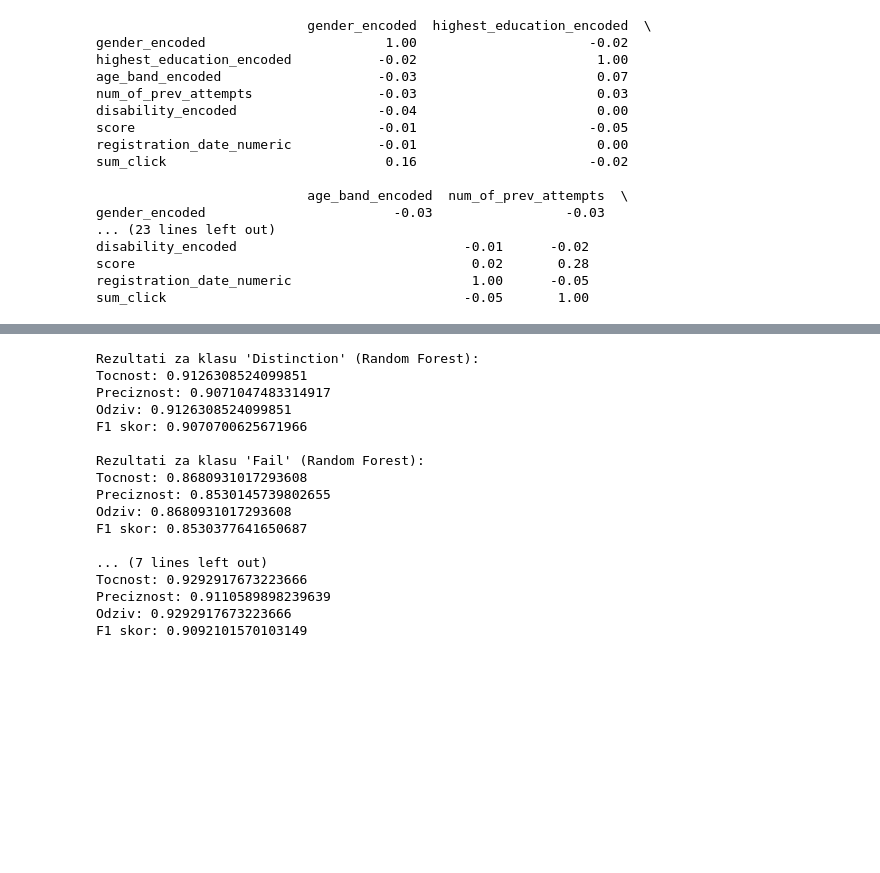
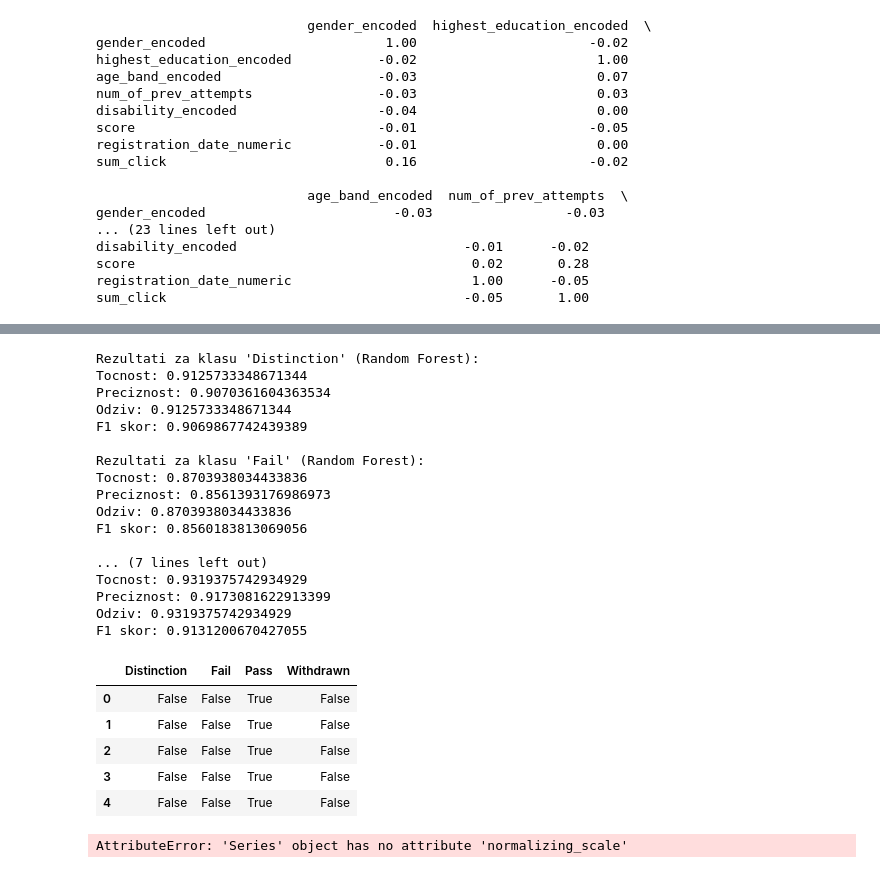
Before and after one commit to LoraLamia/uuzop-proj1, a Jupyter notebook: proj1.ipynb, the cells around one changed output, grey strips where cells are left out. Cells and saved outputs as stored; diff of their text form; code cells hidden in the pictures; blank space fills up the shorter version.

```diff
--- a/proj1.ipynb
+++ b/proj1.ipynb
@@ -727,7 +727,7 @@ Tocnost: 0.8980213965259404
 
 from sklearn.ensemble import RandomForestClassifier
 
-rf_clf = RandomForestClassifier()
+rf_clf = OneVsRestClassifier(RandomForestClassifier())
 
 rf_clf.fit(X_train, y_train_binary)
 
@@ -745,25 +745,46 @@ for i, class_label in enumerate(y_train_binary.columns):
     print(f"F1 skor: {class_f1}\n")
 # %% [output]
 Rezultati za klasu 'Distinction' (Random Forest):
-Tocnost: 0.9126308524099851
-Preciznost: 0.9071047483314917
-Odziv: 0.9126308524099851
-F1 skor: 0.9070700625671966
+Tocnost: 0.9125733348671344
+Preciznost: 0.9070361604363534
+Odziv: 0.9125733348671344
+F1 skor: 0.9069867742439389
 
 Rezultati za klasu 'Fail' (Random Forest):
-Tocnost: 0.8680931017293608
-Preciznost: 0.8530145739802655
-Odziv: 0.8680931017293608
-F1 skor: 0.8530377641650687
+Tocnost: 0.8703938034433836
+Preciznost: 0.8561393176986973
+Odziv: 0.8703938034433836
+F1 skor: 0.8560183813069056
 
 ... (7 lines left out)
-Tocnost: 0.9292917673223666
-Preciznost: 0.9110589898239639
-Odziv: 0.9292917673223666
-F1 skor: 0.9092101570103149
+Tocnost: 0.9319375742934929
+Preciznost: 0.9173081622913399
+Odziv: 0.9319375742934929
+F1 skor: 0.9131200670427055
+# %%
+y_binary.head()
+# %% [output]
+|  | Distinction | Fail | Pass | Withdrawn |
+| 0 | False | False | True | False |
+| 1 | False | False | True | False |
+| 2 | False | False | True | False |
+| 3 | False | False | True | False |
+| 4 | False | False | True | False |
 # %%
-from pybart import BART
 
-bart_model = BART()
 
-bart_model.fit(X_train, y_train_binary)
+from bartpy.sklearnmodel import SklearnModel
+
+# Inicijalizacija i treniranje BART modela za svaku ciljanu klasu
+bart_models = {}
+for class_label in y_binary.columns:
+    model = SklearnModel()
+    model.fit(X, y_binary[class_label])
+    bart_models[class_label] = model
+
+# Predviđanja za svaku klasu
+predictions = {}
+for class_label, model in bart_models.items():
+    predictions[class_label] = model.predict(X)
+# %% [output]
+AttributeError: 'Series' object has no attribute 'normalizing_scale'
```
Also changed, not shown: parts of 13 cells of this notebook.
